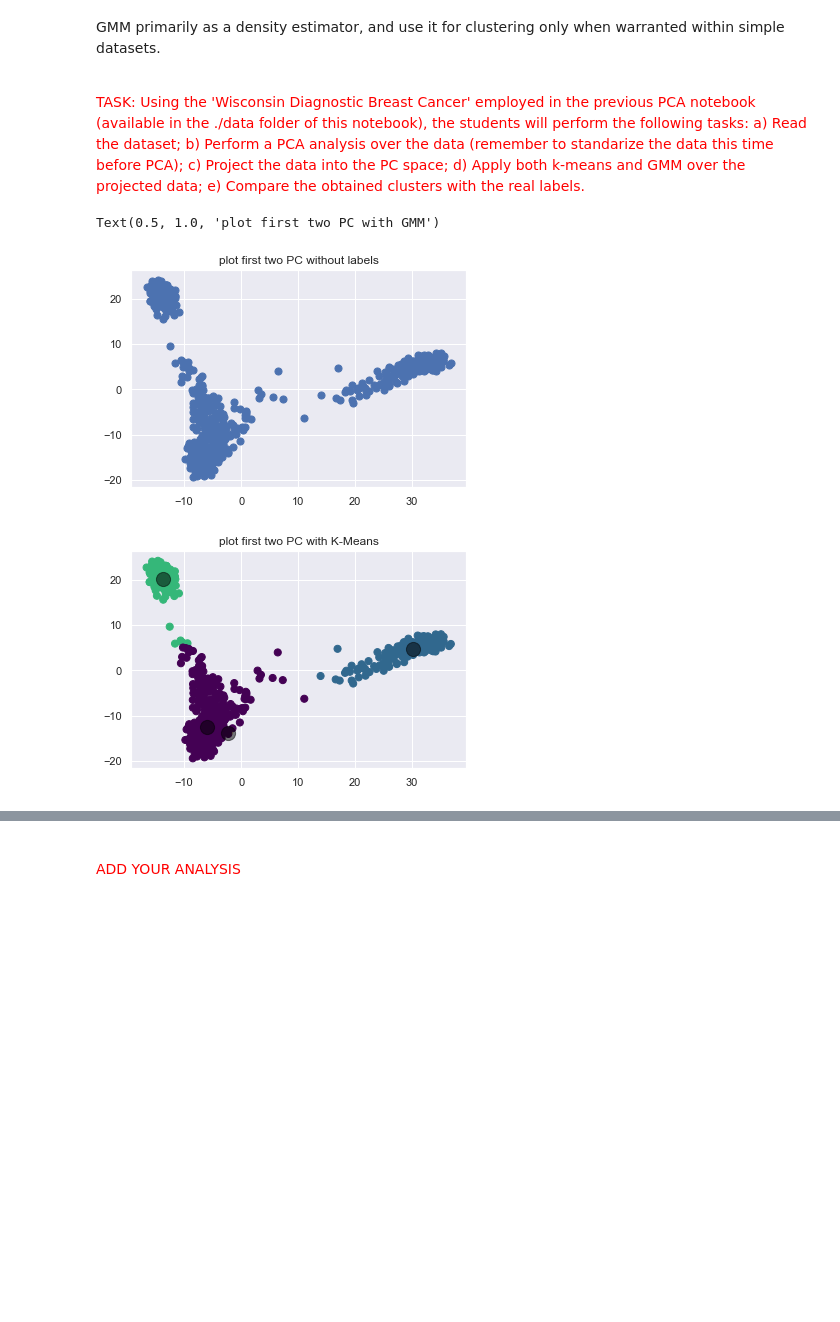
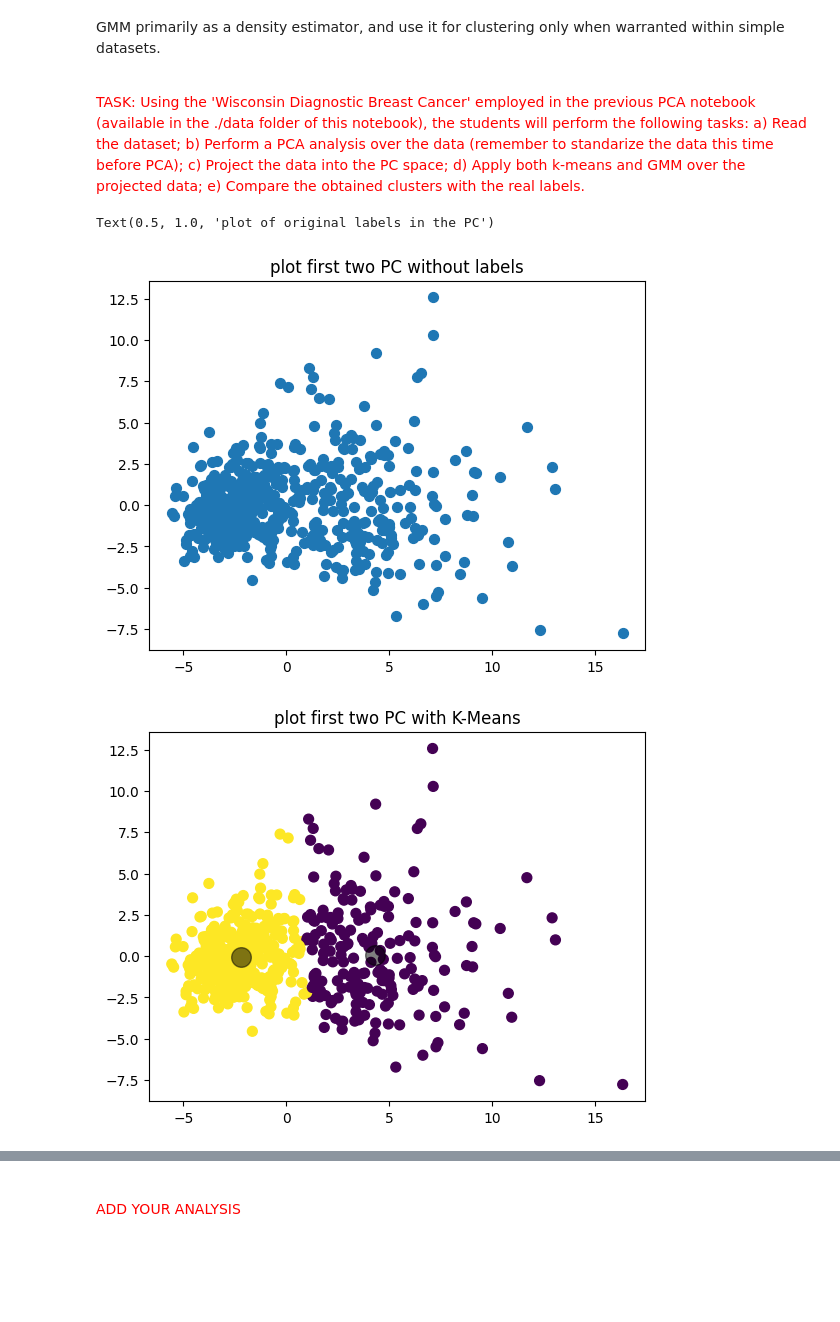
Before and after one commit to Javimh18/RESPT, a Jupyter notebook: Part-I/Lab2/notebook_Clustering.ipynb, the cells around one changed output, grey strips where cells are left out. Cells and saved outputs as stored; diff of their text form; code cells hidden in the pictures; blank space fills up the shorter version.

Commit message:
Changed to the wdbc dataset and implemented a comparison between them

```diff
--- a/Part-I/Lab2/notebook_Clustering.ipynb
+++ b/Part-I/Lab2/notebook_Clustering.ipynb
@@ -407,37 +407,36 @@ import sklearn
 import matplotlib.pyplot as plt
 import pandas as pd
 import seaborn as sns
+import numpy as np
+from sklearn.cluster import KMeans
 
 ## a) Read the dataset
 
-# read the SNP table
-df_snp = pd.read_csv('./data/geno_table.txt', delimiter='\t',
-                     index_col='snp_id').transpose()
-
-# convert the dato to type float
-df_snp = df_snp.astype(np.float)
-
+# read the WDBC table
+data = pd.read_csv('./data/wdbc.csv',header=None)
+X = data.values[ :, 2:].astype(np.float64) # we left out the 2 first columns, since they do not add any additional information
+df_cancer = pd.DataFrame(X)
 
 ## b) Perform a PCA analysis over the data (remember to standarize the data this time before PCA)
 
 # standardize the data before performing PCA
-# we use .drop to remove the gender, pop and super_pop columns to avoid errors.
-df_snp_std = sklearn.preprocessing.StandardScaler().fit_transform(
-                            df_snp)
+cancer_std = sklearn.preprocessing.StandardScaler().fit_transform(
+                            df_cancer)
+
+df_cancer_std = pd.DataFrame(cancer_std)
 
 # define the number of components of the PCA domain
-n_components=50
-snp_pca = PCA(n_components=n_components)
-
+n_components=len(df_cancer_std.columns)
+wdbc_pca = PCA(n_components=n_components)
 
 ## c) Project the data into the PC space
 
 # project the data into this new PCA space
-snp_pca.fit(df_snp_std)
-df_snp_pca = snp_pca.transform(df_snp_std)
+wdbc_pca.fit(df_cancer_std)
+df_wdbc_pca = wdbc_pca.transform(df_cancer_std)
 
 # convert dataframe to array
-X=np.array(df_snp_pca)
+X=np.array(df_wdbc_pca)
 
 # plot first two PC without labels
 plt.figure()
@@ -449,40 +448,52 @@ plt.title('plot first two PC without labels')
 # K-means
 # two of the most important paremeters of k-means are the number of clusters and the initialization
 # here we will use four clusters and random initialization
-kmeans = KMeans(n_clusters=4)
+kmeans = KMeans(n_clusters=2)
 
 # estimate model parameters with the EM algorithm
 kmeans.fit(X)
 
 # predict the closest cluster each sample in X belongs to
 y_kmeans = kmeans.predict(X)
 
 # plot the original data and the predicted clusters
 plt.figure()
 plt.scatter(X[:, 0], X[:, 1], c=y_kmeans, s=50, cmap='viridis')
 
 # plot the cluster centers
 centers = kmeans.cluster_centers_
 plt.scatter(centers[:, 0], centers[:, 1], c='black', s=200, alpha=0.5);
 plt.title('plot first two PC with K-Means')
 
 # GMM
 # import the Gaussian Mixture Model algorithm from sklearn
 from sklearn.mixture import GaussianMixture as GMM
 
-
 # estimate model parameters with the EM algorithm, we will use four gaussian functions
-gmm = GMM(n_components=4).fit(X)
+gmm = GMM(n_components=2).fit(X)
 
 # predict the labels for the data samples in X using trained model
 labels = gmm.predict(X)
 plt.figure()
 plt.scatter(X[:, 0], X[:, 1], c=labels, s=40, cmap='viridis');
 plt.title('plot first two PC with GMM')
 
+## e) Compare the obtained clusters with the real labels.
+y = (data.values[ :, 1 ] == 'B').astype(np.int64)
+target_names = np.array([('benign'), ('malign')], dtype=np.dtype('U10'))
 
-## e) Compare the obtained clusters with the real labels.
+X_wlabels = pd.DataFrame(X)
+X_wlabels['target'] = target_names[y]
+X_wlabels = X_wlabels.to_numpy()
+
+plt.figure()
+plt.scatter(X_wlabels[y == 0, 0], X_wlabels[y == 0, 1], color='g', alpha=.7, lw=1,
+                label='benign')
+plt.scatter(X_wlabels[y == 1, 0], X_wlabels[y == 1, 1], color='r', alpha=.3, lw=1,
+                label='malign')
+plt.legend(loc='best', shadow=False, scatterpoints=1)
+plt.title('plot of original labels in the PC')
 # %% [output]
-Text(0.5, 1.0, 'plot first two PC with GMM')
+Text(0.5, 1.0, 'plot of original labels in the PC')
-[figure, old version]
+[figure, new version]
-[figure, old version]
+[figure, new version]
```
Also changed, not shown: parts of 1 cell of this notebook.
